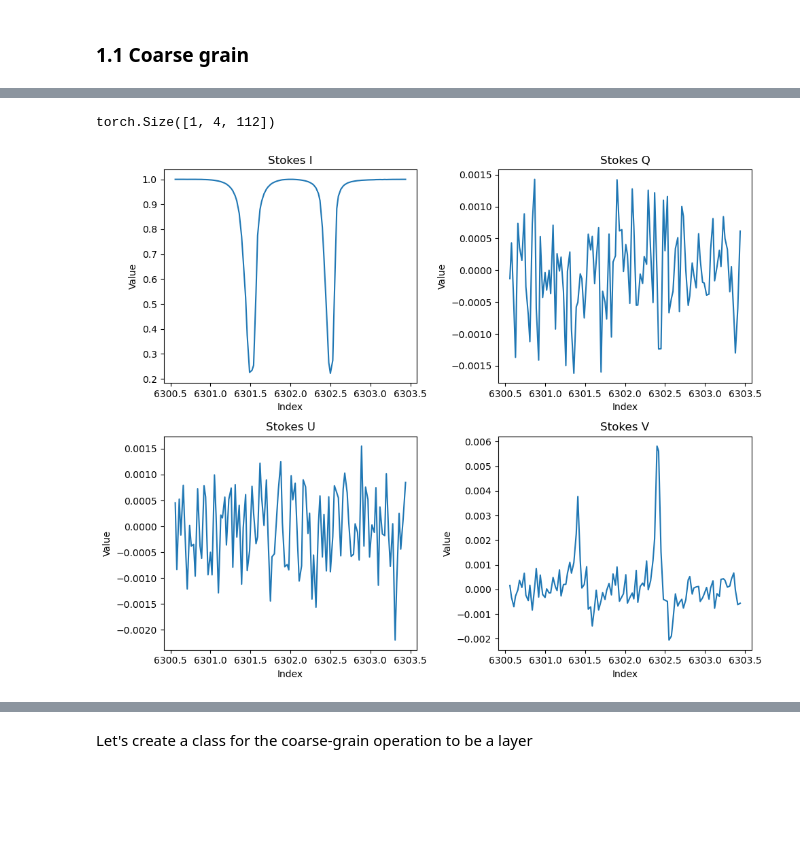
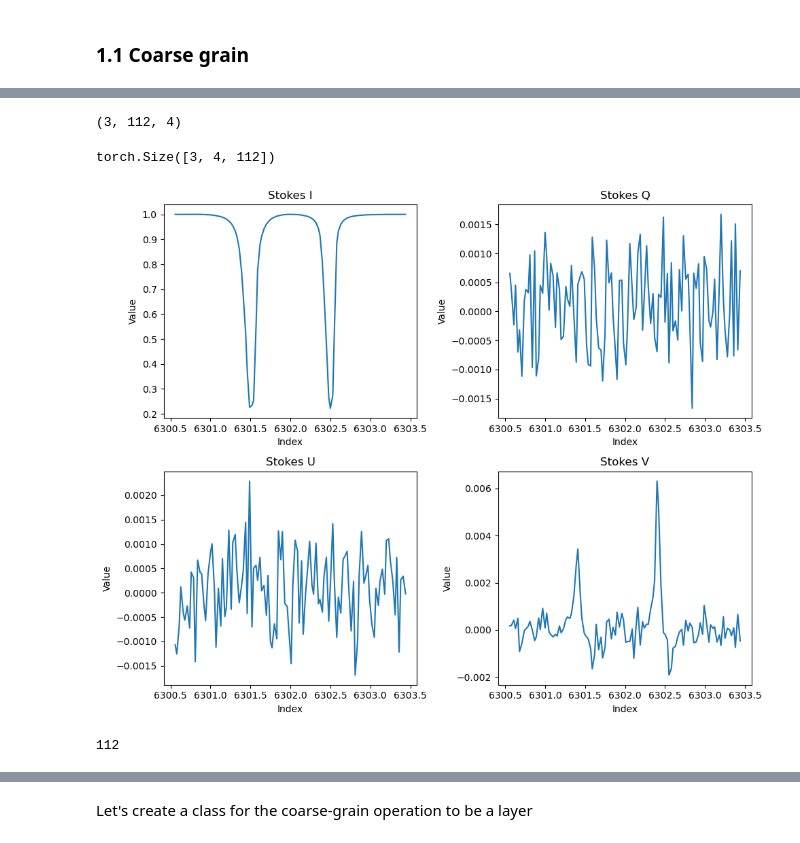
Before and after one commit to juagudeloo/Tesis_maestria_OAN, a Jupyter notebook: notebooks/Check_transforms.ipynb, the cells around one changed output, grey strips where cells are left out. Saved outputs shown, nothing was run; the diff lists cells and outputs as text; code cells hidden in the pictures; blank space fills up the shorter version.

Commit message:
last changes for various stokes profiles

```diff
--- a/notebooks/Check_transforms.ipynb
+++ b/notebooks/Check_transforms.ipynb
@@ -87,27 +101,30 @@ calculating the continuum...
+# %%
+stokes_arrays.shape
+# %% [output]
+(3, 112, 4)
 # %%
 # Putting channels in the right order (N, C, L)
-stokes_array = np.moveaxis(stokes_array, 0, -1)
-stokes_array = torch.tensor(stokes_array, dtype=torch.float32).to(device)
-stokes_array = stokes_array.unsqueeze(0)
+stokes_arrays = np.moveaxis(stokes_arrays, 1, -1)
+stokes_arrays = torch.tensor(stokes_arrays, dtype=torch.float32).to(device)
 # %%
-stokes_array.size()
+stokes_arrays.size()
 # %% [output]
-torch.Size([1, 4, 112])
+torch.Size([3, 4, 112])
 # %%
 fig, axs = plt.subplots(2, 2, figsize=(2*5, 2*4))
 
 channels = ['I', 'Q', 'U', 'V']
 for i in range(4):
     ax = axs[i//2, i%2]
-    ax.plot(new_wl, stokes_array[0,i])
+    ax.plot(new_wl, stokes_arrays[0,i,:])
     ax.set_title(f'Stokes {channels[i]}')
     ax.set_xlabel('Index')
     ax.set_ylabel('Value')
 
 plt.tight_layout()
 plt.show()
 # %% [output]
-[figure, old version]
+[figure, new version]
 # %%
 scales = [1,2,4]
 
@@ -123,3 +143,7 @@ for sample in range(stokes_array.size(0)):
+# %%
+stokes_arrays.size(2)
+# %% [output]
+112
 # %%
 for s in scales:
     print(stokes_scales[f"{s}_scale"].size())
```
Also changed, not shown: parts of 20 cells of this notebook.
